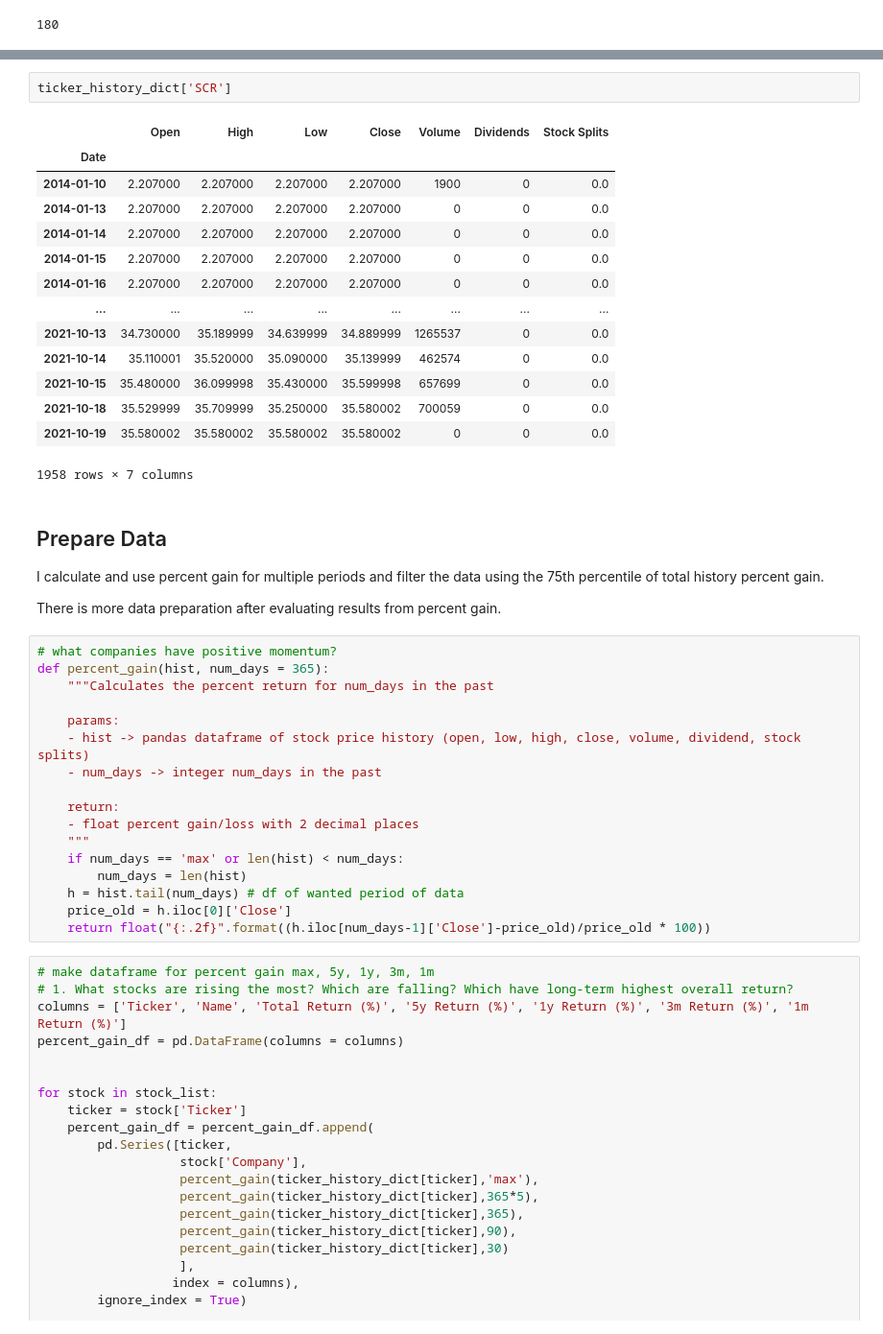
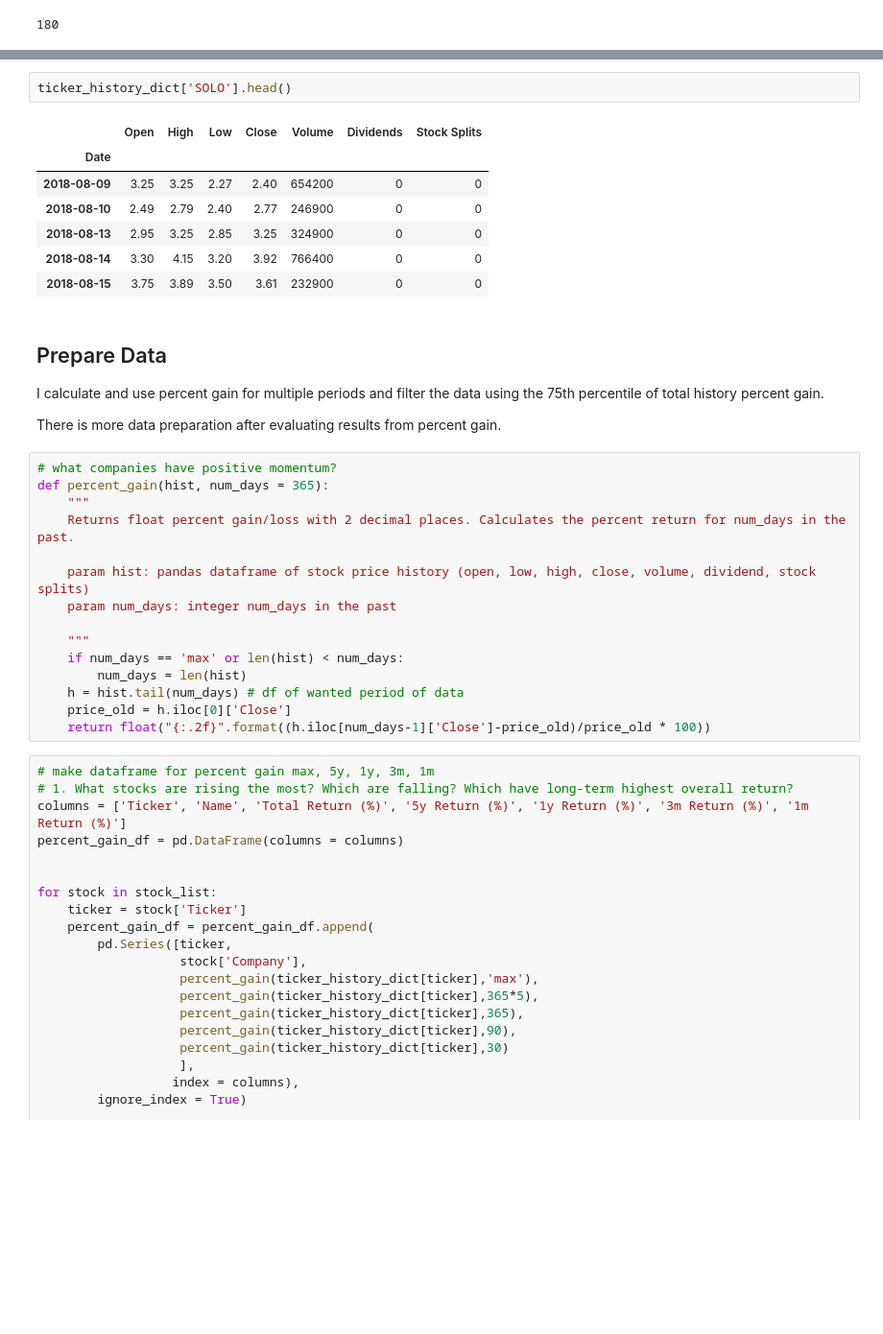
Before and after one commit to philip-L/AlgoTrading, a Jupyter notebook: PersonalFinance.ipynb, the cells around one changed output, grey strips where cells are left out. Shown at 96% size. Cells and saved outputs as stored; diff of their text form; blank space fills up the shorter version.

```diff
--- a/PersonalFinance.ipynb
+++ b/PersonalFinance.ipynb
@@ -450,20 +398,13 @@ ANY
-# %%
-ticker_history_dict['SCR']
-# %% [output]
-|  | Open | High | Low | Close | Volume | Dividends | Stock Splits |
-| Date |  |  |  |  |  |  |  |
-| 2014-01-10 | 2.207000 | 2.207000 | 2.207000 | 2.207000 | 1900 | 0 | 0.0 |
-| 2014-01-13 | 2.207000 | 2.207000 | 2.207000 | 2.207000 | 0 | 0 | 0.0 |
-| 2014-01-14 | 2.207000 | 2.207000 | 2.207000 | 2.207000 | 0 | 0 | 0.0 |
-| 2014-01-15 | 2.207000 | 2.207000 | 2.207000 | 2.207000 | 0 | 0 | 0.0 |
-| 2014-01-16 | 2.207000 | 2.207000 | 2.207000 | 2.207000 | 0 | 0 | 0.0 |
-| ... | ... | ... | ... | ... | ... | ... | ... |
-| 2021-10-13 | 34.730000 | 35.189999 | 34.639999 | 34.889999 | 1265537 | 0 | 0.0 |
-| 2021-10-14 | 35.110001 | 35.520000 | 35.090000 | 35.139999 | 462574 | 0 | 0.0 |
-| 2021-10-15 | 35.480000 | 36.099998 | 35.430000 | 35.599998 | 657699 | 0 | 0.0 |
-| 2021-10-18 | 35.529999 | 35.709999 | 35.250000 | 35.580002 | 700059 | 0 | 0.0 |
-| 2021-10-19 | 35.580002 | 35.580002 | 35.580002 | 35.580002 | 0 | 0 | 0.0 |
-1958 rows × 7 columns
+# %%
+ticker_history_dict['SOLO'].head()
+# %% [output]
+|  | Open | High | Low | Close | Volume | Dividends | Stock Splits |
+| Date |  |  |  |  |  |  |  |
+| 2018-08-09 | 3.25 | 3.25 | 2.27 | 2.40 | 654200 | 0 | 0 |
+| 2018-08-10 | 2.49 | 2.79 | 2.40 | 2.77 | 246900 | 0 | 0 |
+| 2018-08-13 | 2.95 | 3.25 | 2.85 | 3.25 | 324900 | 0 | 0 |
+| 2018-08-14 | 3.30 | 4.15 | 3.20 | 3.92 | 766400 | 0 | 0 |
+| 2018-08-15 | 3.75 | 3.89 | 3.50 | 3.61 | 232900 | 0 | 0 |
 # %% [markdown]
 ## Prepare Data
 
@@ -473,14 +414,12 @@ There is more data preparation after evaluating results from percent gain.
 # %%
 # what companies have positive momentum?
 def percent_gain(hist, num_days = 365):
-    """Calculates the percent return for num_days in the past
+    """
+    Returns float percent gain/loss with 2 decimal places. Calculates the percent return for num_days in the past.
 
-    params:
-    - hist -> pandas dataframe of stock price history (open, low, high, close, volume, dividend, stock splits)
-    - num_days -> integer num_days in the past
+    param hist: pandas dataframe of stock price history (open, low, high, close, volume, dividend, stock splits)
+    param num_days: integer num_days in the past
 
-    return:
-    - float percent gain/loss with 2 decimal places
     """
     if num_days == 'max' or len(hist) < num_days:
         num_days = len(hist)
```
Also changed, not shown: parts of 13 cells of this notebook.
